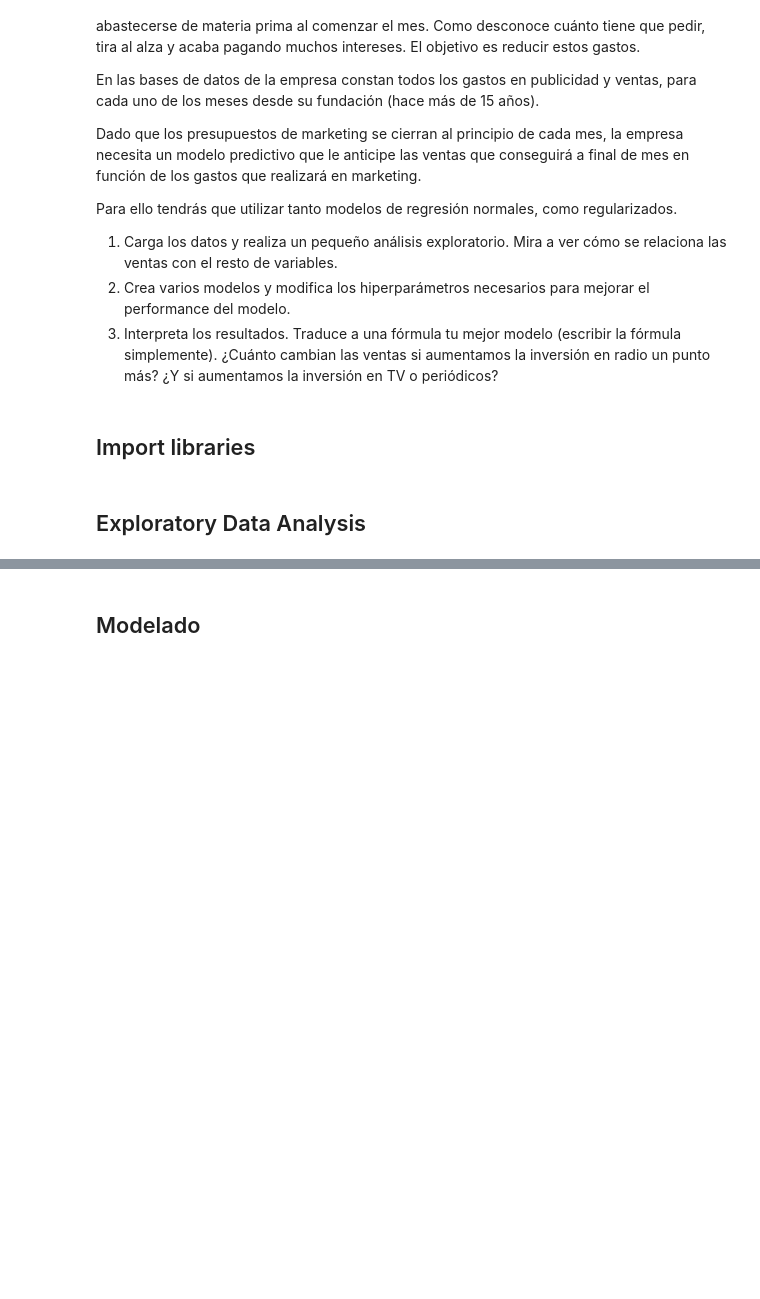
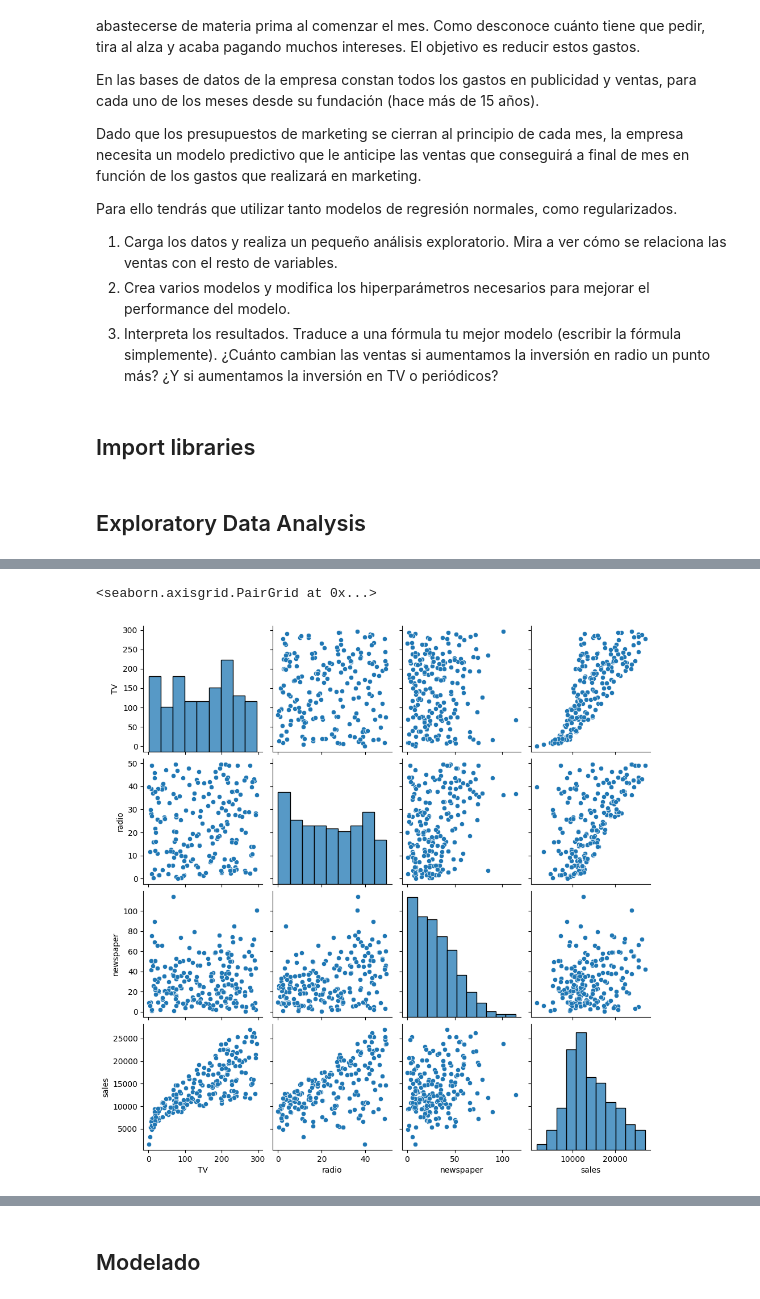
Before and after one commit to Andrea3677/ONLINE_DS_THEBRIDGE_OK, a Jupyter notebook: 3-Machine_Learning/1-Supervisado/1-Regression/3-Regularization/ejercicios/Advertising_RidgeLasso.ipynb, the cells around one changed output, grey strips where cells are left out. Drawn from its saved outputs; the diff is of its cells as text; code cells hidden in the pictures; blank space fills up the shorter version.

```diff
--- a/3-Machine_Learning/1-Supervisado/1-Regression/3-Regularization/ejercicios/Advertising_RidgeLasso.ipynb
+++ b/3-Machine_Learning/1-Supervisado/1-Regression/3-Regularization/ejercicios/Advertising_RidgeLasso.ipynb
@@ -29,3 +29,6 @@ from sklearn.metrics import mean_absolute_error, mean_squared_error, r2_score
 # Lectura datos, relación variables, mapas de correlación...
 # %%
 # Utiliza todas las celdas que necesites...
+# %%
+df = pd.read_csv("data/Advertising.csv", index_col=0)
+df
@@ -31,0 +79,5 @@ from sklearn.metrics import mean_absolute_error, mean_squared_error, r2_score
+# %%
+df.rename(columns={"newpaper":"newspaper"}, inplace=True)
+df['newspaper'] = df['newspaper'].str.replace("s", "")
+df['newspaper'] = df['newspaper'].astype(float)
+df.info()
@@ -31,0 +108,5 @@ from sklearn.metrics import mean_absolute_error, mean_squared_error, r2_score
+# %%
+sns.pairplot(df)
+# %% [output]
+<seaborn.axisgrid.PairGrid at 0x...>
+[figure, added]
```
Also changed, not shown: parts of 43 cells of this notebook, 31 other files.
